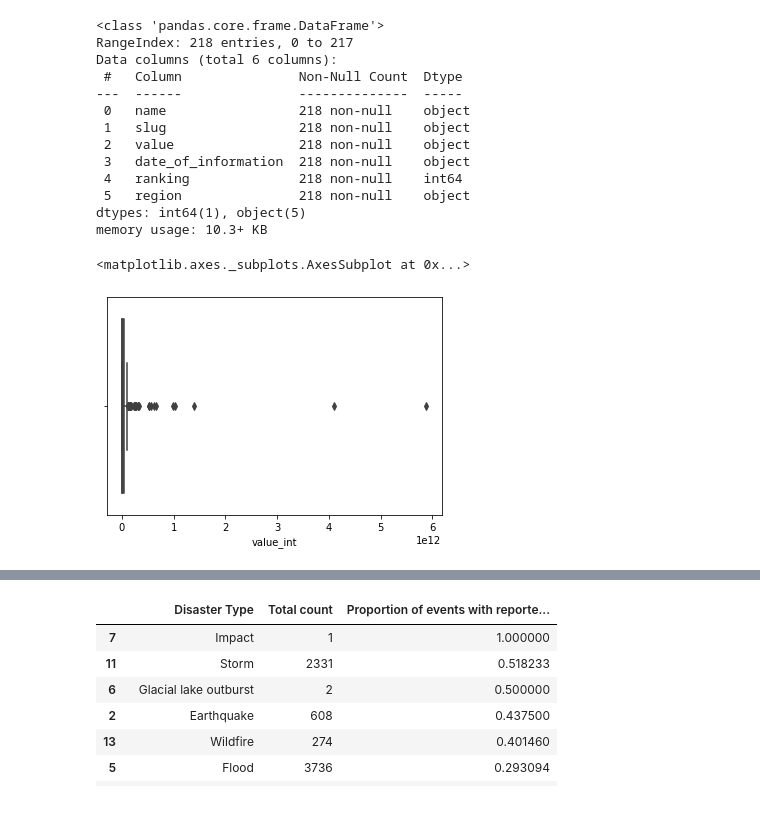
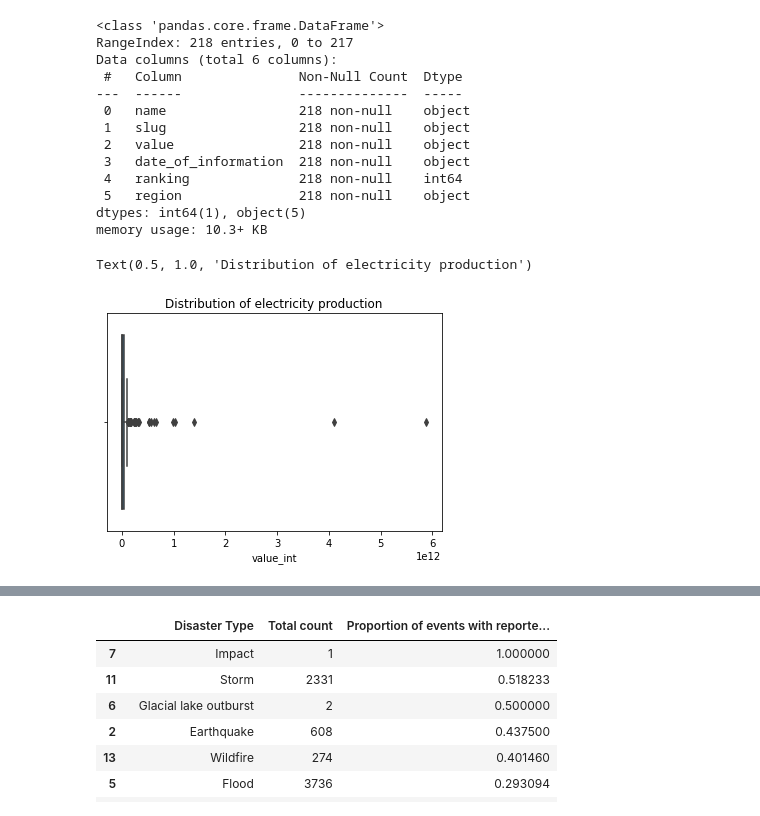
Before and after one commit to huesofenigma/DS4A_energy, a Jupyter notebook: ds4a_eda_isabella.ipynb, the cells around one changed output, grey strips where cells are left out. Drawn from its saved outputs; the diff is of its cells as text; code cells hidden in the pictures.

```diff
--- a/ds4a_eda_isabella.ipynb
+++ b/ds4a_eda_isabella.ipynb
@@ -63,7 +63,7 @@ memory usage: 10.3+ KB
 # %%
 elec_prod_2016['value_int'] = elec_prod_2016['value'].apply(lambda x: int(x.replace(',', '')))
 # %%
-sns.boxplot(elec_prod_2016['value_int'])
+sns.boxplot(elec_prod_2016['value_int']).set_title('Distribution of electricity production')
 # %% [output]
-<matplotlib.axes._subplots.AxesSubplot at 0x...>
+Text(0.5, 1.0, 'Distribution of electricity production')
-[figure, old version]
+[figure, new version]
```
Also changed, not shown: parts of 6 cells of this notebook.
